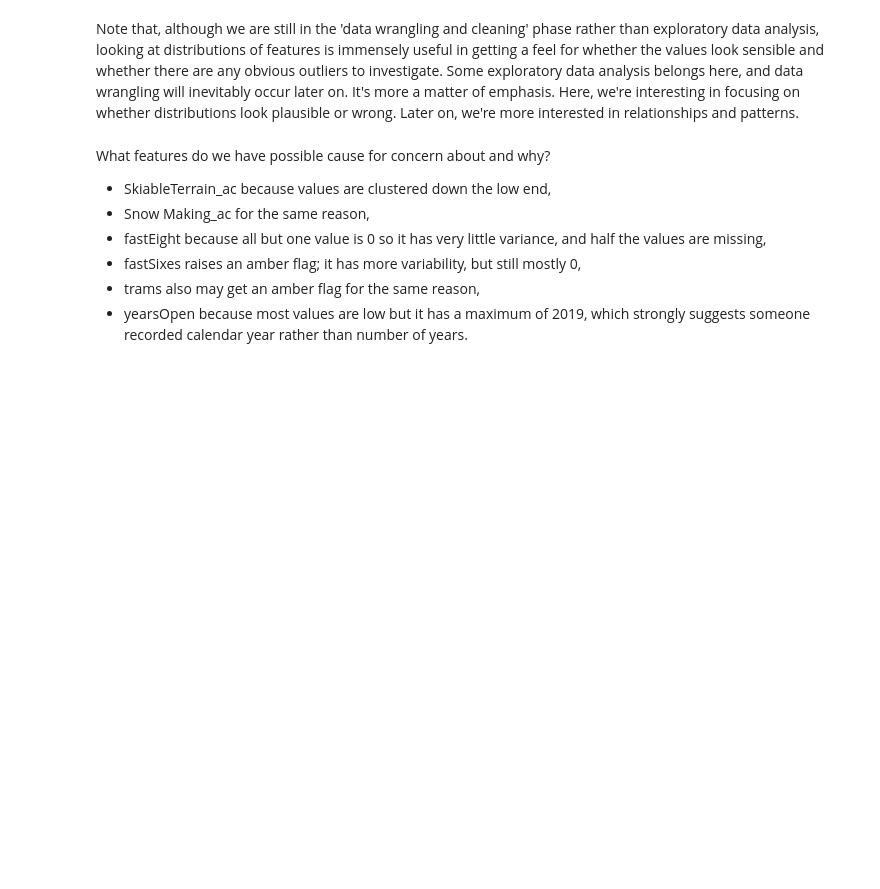
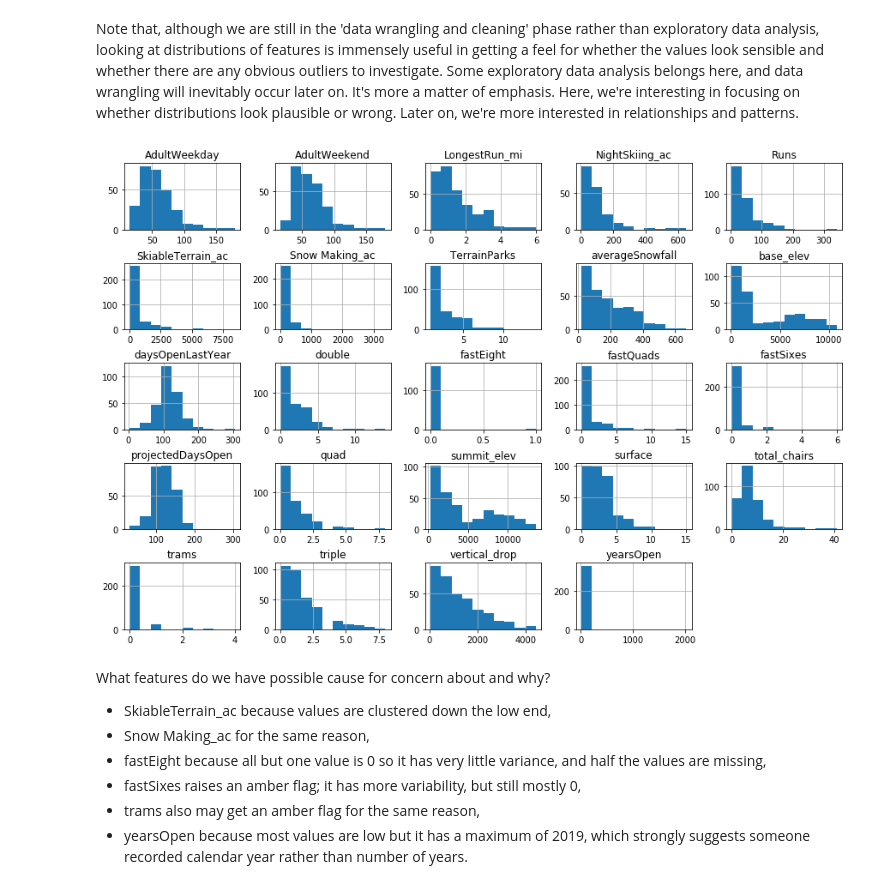
Before and after one commit to neeldeorukhkar/DataScienceGuidedCapstone, a Jupyter notebook: Notebooks/02_data_wrangling.ipynb, the cells around one changed output. Drawn from its saved outputs; the diff is of its cells as text; code cells hidden in the pictures; blank space fills up the shorter version.

Commit message:
Completed code task #26 02_data_wrangling

```diff
--- a/Notebooks/02_data_wrangling.ipynb
+++ b/Notebooks/02_data_wrangling.ipynb
@@ -522,12 +540,14 @@ Note that, although we are still in the 'data wrangling and cleaning' phase rath
 # %%
 #Code task 18#
 #Call ski_data's `hist` method to plot histograms of each of the numeric features
 #Try passing it an argument figsize=(15,10)
 #Try calling plt.subplots_adjust() with an argument hspace=0.5 to adjust the spacing
 #It's important you create legible and easy-to-read plots
-ski_data.___(___)
-#plt.subplots_adjust(hspace=___);
+ski_data.hist(figsize = (15, 10))
+plt.subplots_adjust(hspace=0.5);
 #Hint: notice how the terminating ';' "swallows" some messy output and leads to a tidier notebook
+# %% [output]
+[figure, added]
 # %% [markdown]
 What features do we have possible cause for concern about and why?
 
```
Also changed, not shown: parts of 14 cells of this notebook.
